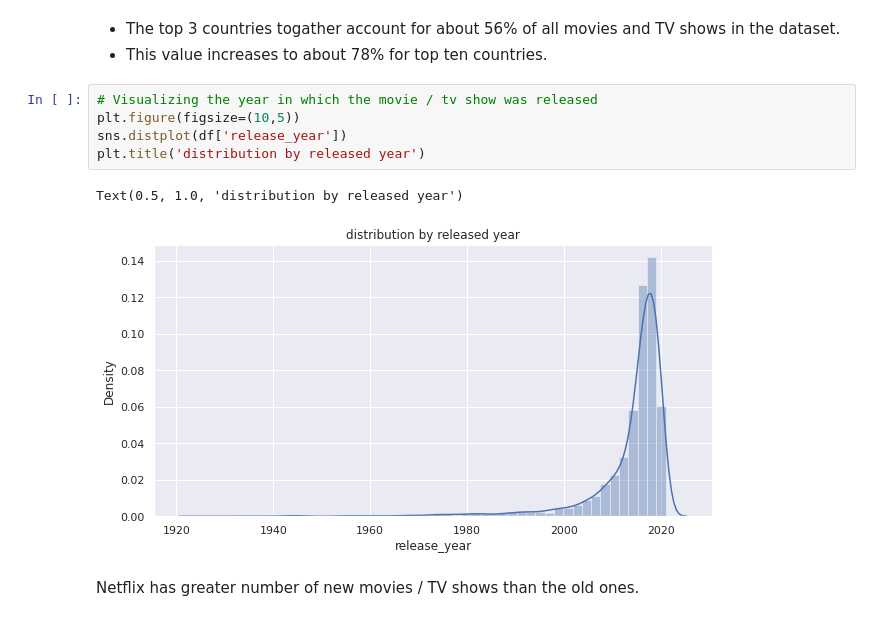
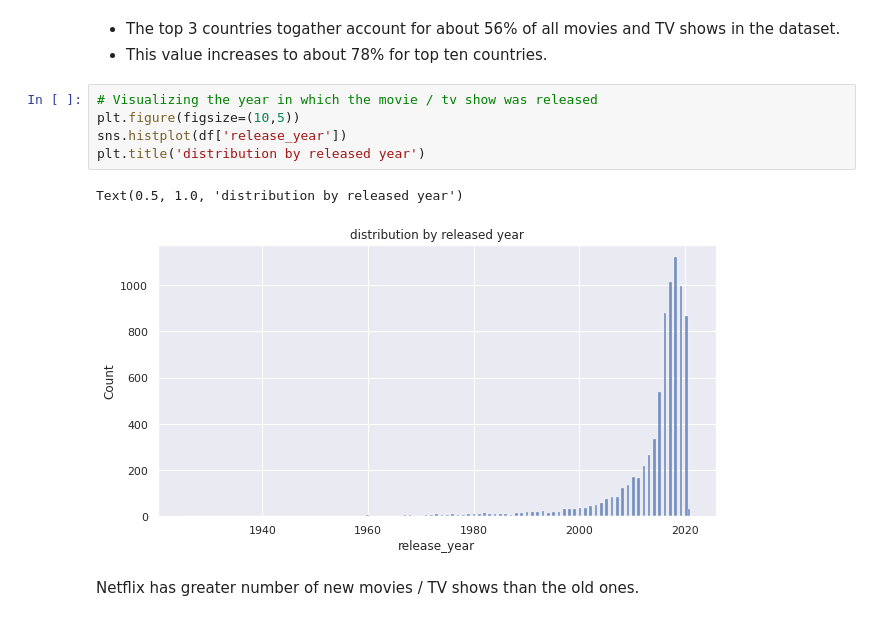
Before and after one commit to shaloy-lewis/Netflix_movies_and_tv_shows_clustering, a Jupyter notebook: Netflix_Movies_and_TV_Shows_Clustering_Shaloy_Lewis.ipynb, the cells around one changed output. Drawn from its saved outputs; the diff is of its cells as text.

```diff
--- a/Netflix_Movies_and_TV_Shows_Clustering_Shaloy_Lewis.ipynb
+++ b/Netflix_Movies_and_TV_Shows_Clustering_Shaloy_Lewis.ipynb
@@ -413,11 +429,11 @@ df.country.value_counts().nlargest(10).sum()/len(df)*100
 # %%
 # Visualizing the year in which the movie / tv show was released
 plt.figure(figsize=(10,5))
-sns.distplot(df['release_year'])
+sns.histplot(df['release_year'])
 plt.title('distribution by released year')
 # %% [output]
 Text(0.5, 1.0, 'distribution by released year')
-[figure, old version]
+[figure, new version]
 # %% [markdown]
 Netflix has greater number of new movies / TV shows than the old ones.
 # %%
```
Also changed, not shown: parts of 74 cells of this notebook.
